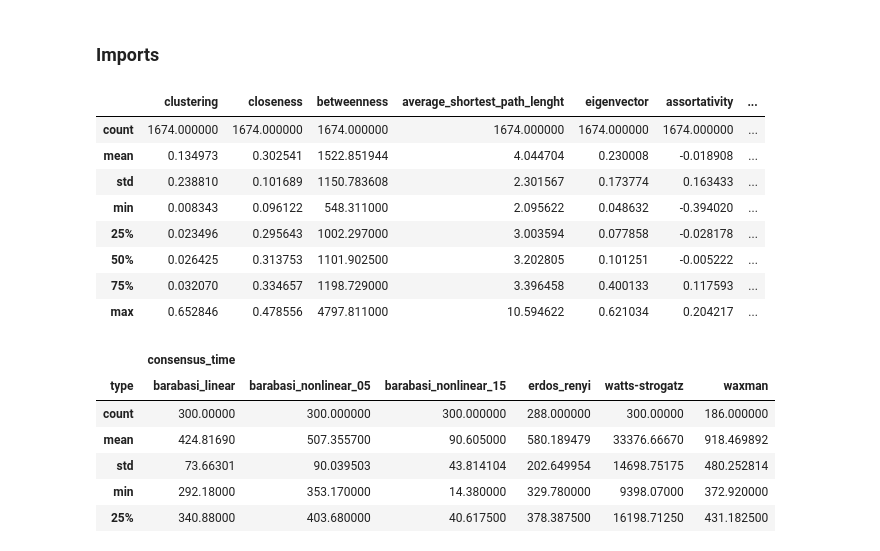
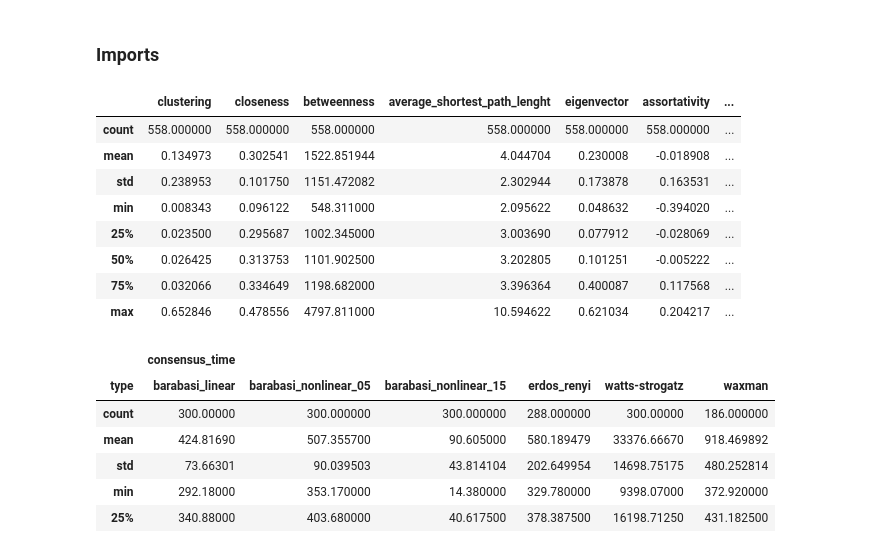
Before and after one commit to vitorfrois/SznajdNetworks, a Jupyter notebook: src/notebooks/1_EDA.ipynb, the cells around one changed output. Cells and saved outputs as stored; diff of their text form; code cells hidden in the pictures.

```diff
--- a/src/notebooks/1_EDA.ipynb
+++ b/src/notebooks/1_EDA.ipynb
@@ -24,15 +38,16 @@ FEATURES = [
 # %%
 dataset = pd.read_csv('../data/dataset.csv')
-dataset.describe()
+filtered_dataset = dataset[dataset['initialization'] == 'random']
+filtered_dataset.describe()
 # %% [output]
 |  | clustering | closeness | betweenness | average_shortest_path_lenght | eigenvector | assortativity | ... |
-| count | 1674.000000 | 1674.000000 | 1674.000000 | 1674.000000 | 1674.000000 | 1674.000000 | ... |
+| count | 558.000000 | 558.000000 | 558.000000 | 558.000000 | 558.000000 | 558.000000 | ... |
 | mean | 0.134973 | 0.302541 | 1522.851944 | 4.044704 | 0.230008 | -0.018908 | ... |
-| std | 0.238810 | 0.101689 | 1150.783608 | 2.301567 | 0.173774 | 0.163433 | ... |
+| std | 0.238953 | 0.101750 | 1151.472082 | 2.302944 | 0.173878 | 0.163531 | ... |
 | min | 0.008343 | 0.096122 | 548.311000 | 2.095622 | 0.048632 | -0.394020 | ... |
-| 25% | 0.023496 | 0.295643 | 1002.297000 | 3.003594 | 0.077858 | -0.028178 | ... |
+| 25% | 0.023500 | 0.295687 | 1002.345000 | 3.003690 | 0.077912 | -0.028069 | ... |
 | 50% | 0.026425 | 0.313753 | 1101.902500 | 3.202805 | 0.101251 | -0.005222 | ... |
-| 75% | 0.032070 | 0.334657 | 1198.729000 | 3.396458 | 0.400133 | 0.117593 | ... |
+| 75% | 0.032066 | 0.334649 | 1198.682000 | 3.396364 | 0.400087 | 0.117568 | ... |
 | max | 0.652846 | 0.478556 | 4797.811000 | 10.594622 | 0.621034 | 0.204217 | ... |
 # %%
 dataset[['consensus_time', 'type']].pivot(columns='type').describe()
```
Also changed, not shown: parts of 10 cells of this notebook, 3 other files.
